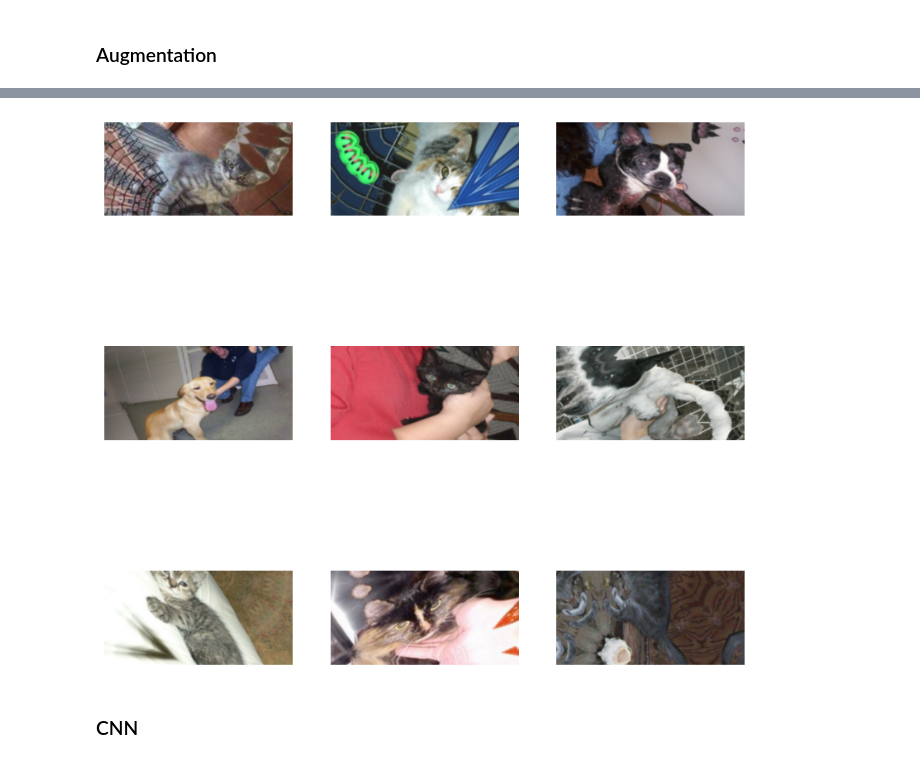
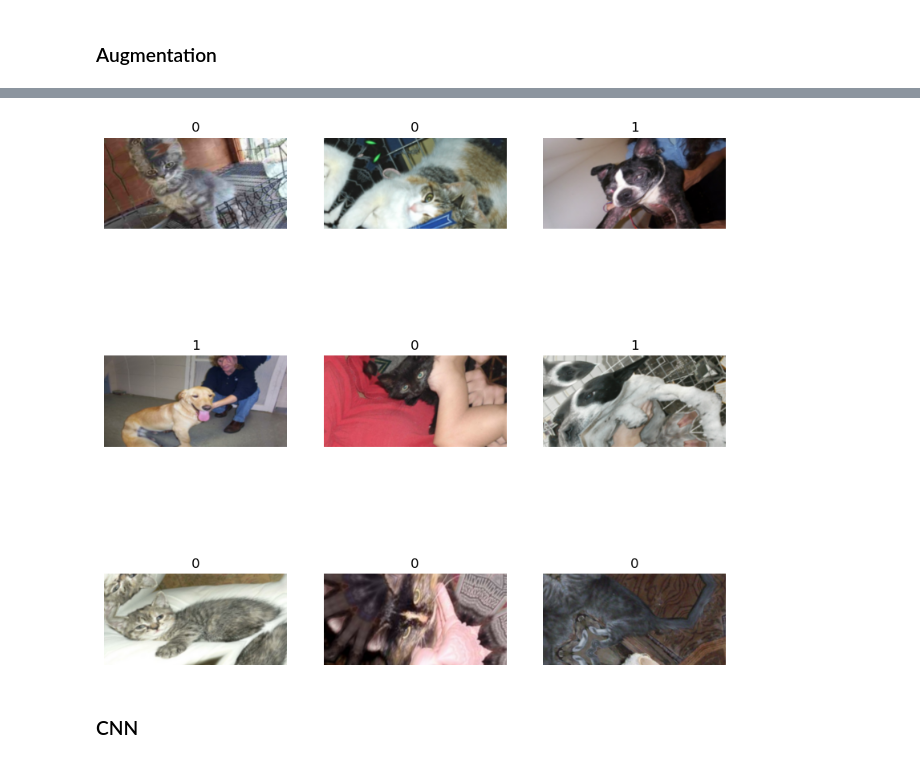
Before and after one commit to Otocolobus-manules/Mashine-Learning_3_semestr, a Jupyter notebook: Работа 8/lab8_Abramov.ipynb, the cells around one changed output, grey strips where cells are left out. Drawn from its saved outputs; the diff is of its cells as text; code cells hidden in the pictures.

```diff
--- a/Работа 8/lab8_Abramov.ipynb
+++ b/Работа 8/lab8_Abramov.ipynb
@@ -49,14 +45,15 @@ for i in range(3):
     )
 # %%
 plt.figure(figsize=(10, 10))
-for images, _ in train_ds_1.take(4):
+for images, labels in train_ds_1.take(4):
     for i in range(9):
         augmented_images = data_augmentation(images)
         ax = plt.subplot(3, 3, int(i + 1))
         plt.imshow(augmented_images[i].numpy().astype("uint8"))
+        plt.title(int(labels[i]))
         plt.axis("off")
 # %% [output]
-[figure, old version]
+[figure, new version]
 # %% [markdown]
 ### CNN
 # %%
```
Also changed, not shown: parts of 13 cells of this notebook.
